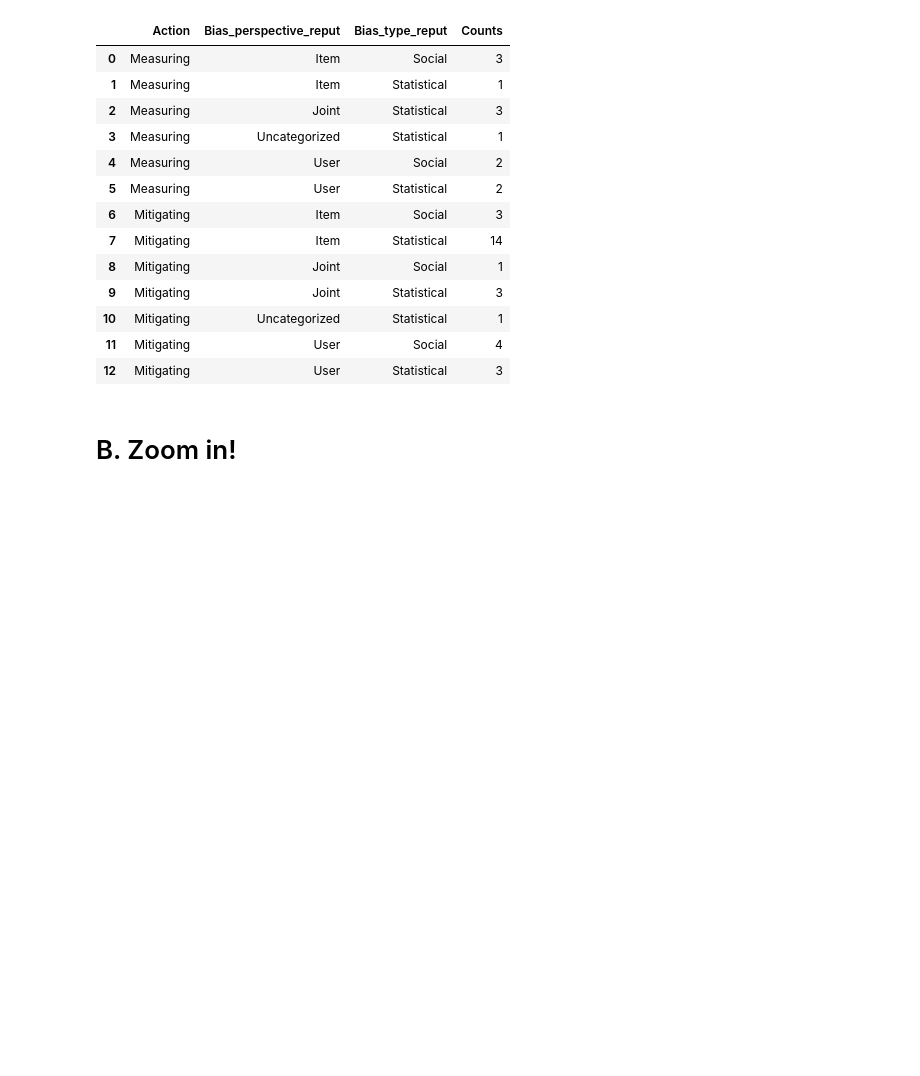
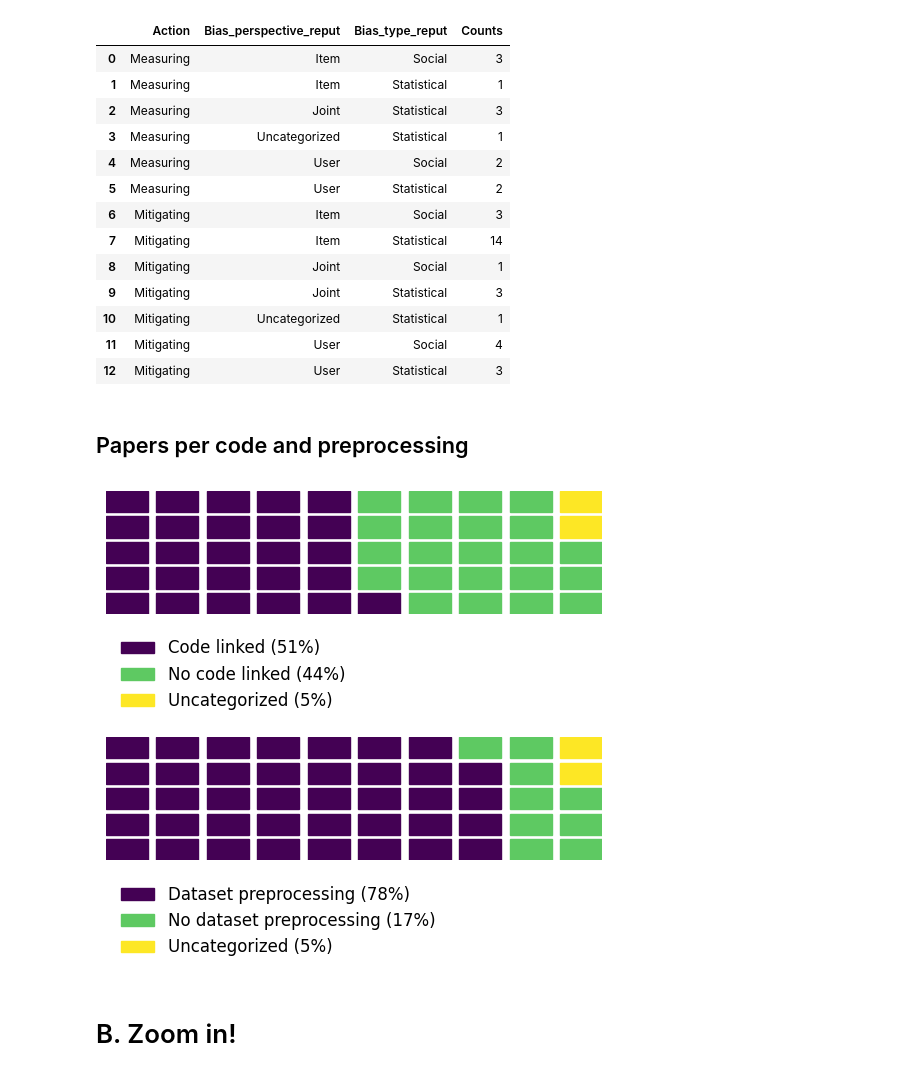
Before and after one commit to SavvinaDaniil/BiasInBookRecommendationSurvey, a Jupyter notebook: analyze_eligible_papers.ipynb, the cells around one changed output. Saved outputs shown, nothing was run; the diff lists cells and outputs as text; code cells hidden in the pictures; blank space fills up the shorter version.

Commit message:
more graphs

```diff
--- a/analyze_eligible_papers.ipynb
+++ b/analyze_eligible_papers.ipynb
@@ -14,6 +15,8 @@ import plotly.io as pio
 pio.templates.default = 'seaborn'
 # %%
 initial_file = pd.read_csv('Eligble_papers.csv')
+# %%
+num_papers = len(initial_file)
 # %%
 save_loc = 'plots/'
 # %%
@@ -344,6 +349,53 @@ fig.show()
 
 
 fig.write_image(save_loc+"per_bias.png")
+# %% [markdown]
+## Papers per code and preprocessing
+# %%
+font = {'size'   : 12}
+matplotlib.rc('font', **font)
+
+fig, (ax1, ax2) = plt.subplots(2)
+# fig.suptitle('Vertically stacked subplots')
+counts = dict(Counter(initial_file.Code_linked_reput).most_common())
+
+names = ['Code linked', 'No code linked', 'Uncategorized']
+counts[names[0]] = counts.pop('Yes')
+counts[names[1]] = counts.pop('No')
+counts[names[2]] = counts.pop('Uncategorized')
+
+Waffle.make_waffle(ax = ax1,
+                  rows = 5,
+           columns = 10,
+           values = counts,
+           colors = ['#440154','#5ec962','#fde725'],
+           labels=["{0} ({1}%)".format(k, int(np.round(v/num_papers*100))) for k, v in counts.items()],
+           legend={'loc': 'lower left', 'bbox_to_anchor': (0, -0.9), 'ncol': 1, 'framealpha': 0} )
+
+counts = dict(Counter(initial_file.Dataset_preprocessing_reput).most_common())
+names = ['Dataset preprocessing', 'No dataset preprocessing', 'Uncategorized']
+counts[names[0]] = counts.pop('Yes')
+counts[names[1]] = counts.pop('No')
+counts[names[2]] = counts.pop('Uncategorized')
+
+Waffle.make_waffle(ax = ax2,
+                  rows = 5,
+           columns = 10,
+           values = counts,
+           colors = ['#440154','#5ec962','#fde725'],
+           labels=["{0} ({1}%)".format(k, int(np.round(v/num_papers*100))) for k, v in counts.items()],
+           legend={'loc': 'lower left', 'bbox_to_anchor': (0, -0.9), 'ncol': 1, 'framealpha': 0} )
+plt.subplots_adjust(hspace=1)
+
+
+plt.savefig(save_loc+"per_code_prepr.png",
+            bbox_inches ="tight",
+            pad_inches = 1,
+            transparent = True,
+            orientation ='landscape')
+plt.show()
+# %% [output]
+[figure, added]
 # %% [markdown]
 # B. Zoom in!
 # %%
```
Also changed, not shown: parts of 2 cells of this notebook, 4 other files.
